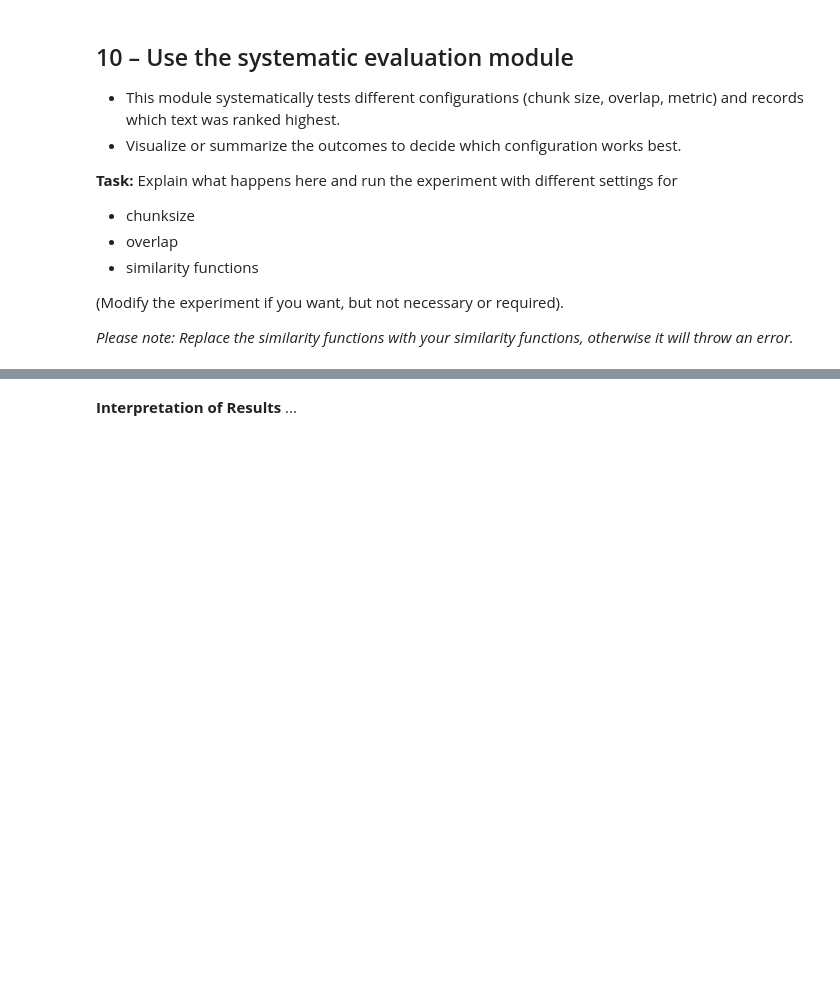
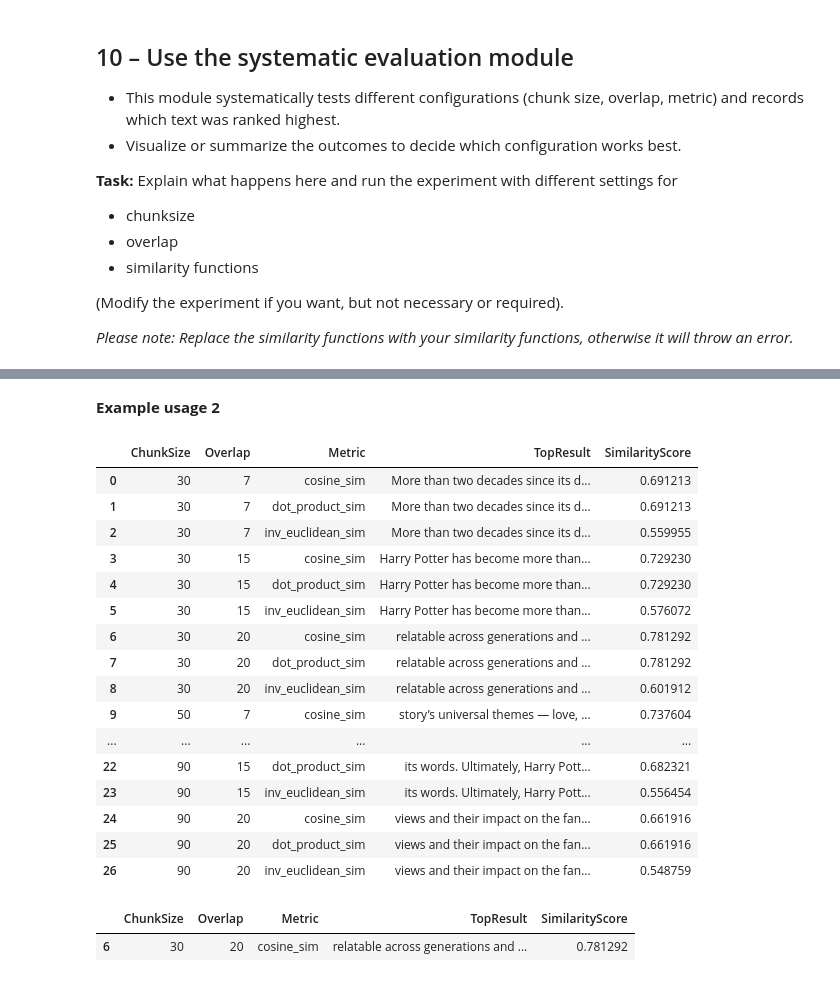
Before and after one commit to FidFenix/data-mining-htw, a Jupyter notebook: src/notebooks/2025_10_07_EvalExer_Part_I_Databases.ipynb, the cells around one changed output, grey strips where cells are left out. Saved outputs shown, nothing was run; the diff lists cells and outputs as text; code cells hidden in the pictures; blank space fills up the shorter version.

```diff
--- a/src/notebooks/2025_10_07_EvalExer_Part_I_Databases.ipynb
+++ b/src/notebooks/2025_10_07_EvalExer_Part_I_Databases.ipynb
@@ -168,3 +180,24 @@ def
+# %%
+# Metric 1: cosine similarity (from scikit-learn)
+# scikit-learn uses L2 normalization. Therefore the norm will always be 1.
+# utimately the cosine_sim function is equal to the dot product of the vectors.
+from sklearn.metrics.pairwise import cosine_similarity
+def cosine_sim(a, b):
+    return cosine_similarity(a.reshape(1, -1), b.reshape(1, -1), )[0][0]
+
+# Metric 2: dot product similarity (using linear_kernel from scikit-learn)
+from sklearn.metrics.pairwise import linear_kernel
+def dot_product_sim(a,b):
+    return linear_kernel(a.reshape(1, -1), b.reshape(1, -1))[0][0]
+
+# Metric 3: inverse eucleadian similarity (using euclidean_distances from scikit-learn)
+from sklearn.metrics.pairwise import euclidean_distances
+def inv_euclidean_sim(a,b):
+    # Compute Euclidean distance
+    dist = euclidean_distances(a.reshape(1, -1), b.reshape(1, -1))[0][0]
+    # Convert to similarity to have a range between [0, 1]. the higher the better.
+    sim = 1 / (1 + dist)
+    return sim
 # %% [markdown]
 ## 6 – Build a simple Retriever
 
@@ -202,0 +239,3 @@ retrieve(query, cosine_sim)
+# %%
+query = "Harry Potter is a franchise that almost everybody in the world has seen and loved it."
+retrieve(query, cosine_sim)
@@ -317,2 +406,43 @@ display(best_config)
-# %% [markdown]
-**Interpretation of Results** ...
+# %% [markdown]
+**Example usage 2**
+# %%
+# Define your test query
+query = '''
+Harry Potter is a franchise that almost everybody in the world has seen and loved it.
+This is someting that has never seen in any other franchise before. This comment is probably to positive.
+'''
+
+# Define parameter grid
+chunk_sizes = [30, 50, 90]
+overlaps = [7, 15, 20]
+metrics = [cosine_sim, dot_product_sim, inv_euclidean_sim]
+
+# Run evaluation
+results_df = evaluate_configs(query, chunk_sizes, overlaps, metrics)
+
+# Display full table
+display(results_df)
+
+# Optional: Find the highest similarity overall
+best_config = results_df.sort_values("SimilarityScore", ascending=False).head(1)
+display(best_config)
+# %% [output]
+|  | ChunkSize | Overlap | Metric | TopResult | SimilarityScore |
+| 0 | 30 | 7 | cosine_sim | More than two decades since its d... | 0.691213 |
+| 1 | 30 | 7 | dot_product_sim | More than two decades since its d... | 0.691213 |
+| 2 | 30 | 7 | inv_euclidean_sim | More than two decades since its d... | 0.559955 |
+| 3 | 30 | 15 | cosine_sim | Harry Potter has become more than... | 0.729230 |
+| 4 | 30 | 15 | dot_product_sim | Harry Potter has become more than... | 0.729230 |
+| 5 | 30 | 15 | inv_euclidean_sim | Harry Potter has become more than... | 0.576072 |
+| 6 | 30 | 20 | cosine_sim | relatable across generations and ... | 0.781292 |
+| 7 | 30 | 20 | dot_product_sim | relatable across generations and ... | 0.781292 |
+| 8 | 30 | 20 | inv_euclidean_sim | relatable across generations and ... | 0.601912 |
+| 9 | 50 | 7 | cosine_sim | story’s universal themes — love, ... | 0.737604 |
+| ... | ... | ... | ... | ... | ... |
+| 22 | 90 | 15 | dot_product_sim | its words. Ultimately, Harry Pott... | 0.682321 |
+| 23 | 90 | 15 | inv_euclidean_sim | its words. Ultimately, Harry Pott... | 0.556454 |
+| 24 | 90 | 20 | cosine_sim | views and their impact on the fan... | 0.661916 |
+| 25 | 90 | 20 | dot_product_sim | views and their impact on the fan... | 0.661916 |
+| 26 | 90 | 20 | inv_euclidean_sim | views and their impact on the fan... | 0.548759 |
+|  | ChunkSize | Overlap | Metric | TopResult | SimilarityScore |
+| 6 | 30 | 20 | cosine_sim | relatable across generations and ... | 0.781292 |
```
Also changed, not shown: parts of 24 cells of this notebook.
